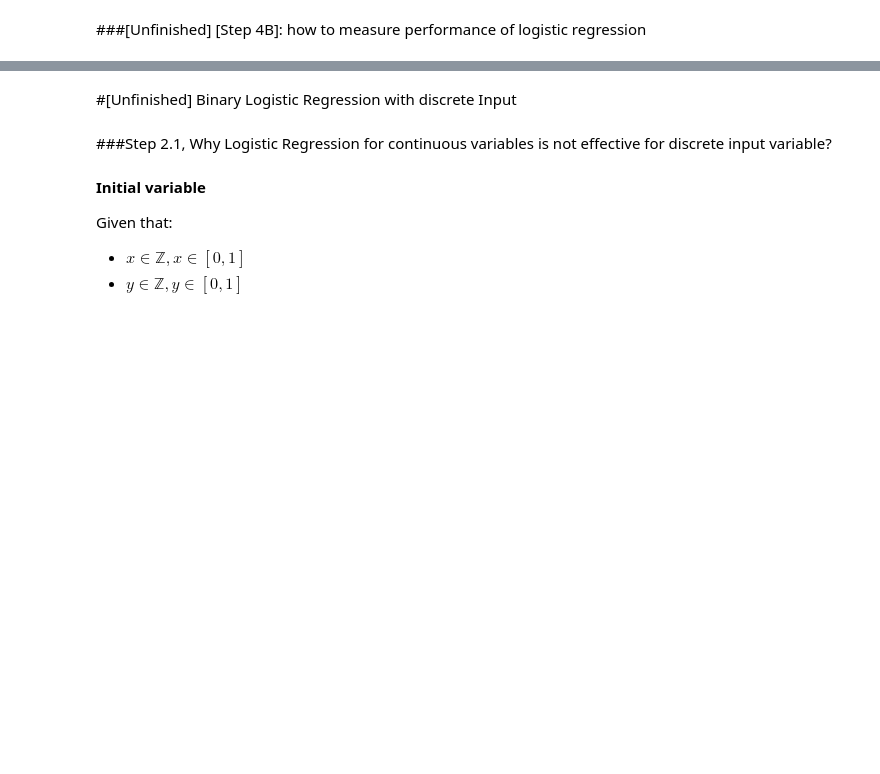
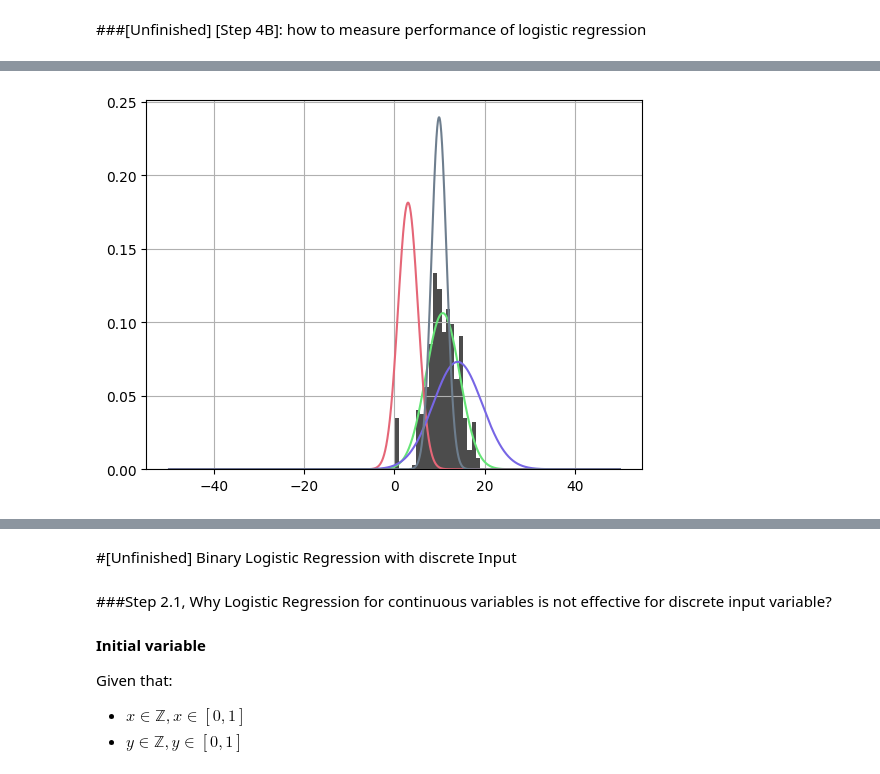
Before and after one commit to NihilisticMotif/Data-Science-Documentation, a Jupyter notebook: Data-Science-Documentation/ML_Algorithm/LogisticRegression.ipynb, the cells around one changed output, grey strips where cells are left out. Cells and saved outputs as stored; diff of their text form; code cells hidden in the pictures; blank space fills up the shorter version.

```diff
--- a/Data-Science-Documentation/ML_Algorithm/LogisticRegression.ipynb
+++ b/Data-Science-Documentation/ML_Algorithm/LogisticRegression.ipynb
@@ -844,0 +987,40 @@ print(LogisR_DiffEvaluation(TrX,TrY,skLGBi.coef_,skLGBi.intercept_))
+# %%
+def StandardDeviation(x):
+  ans=0
+  for i in x:
+    ans+=pow(i-x.mean(),2)
+  ans/=x.shape[0]
+  ans=math.sqrt(ans)
+  return ans
+
+def BellCurve(X1,P1,P2):
+  mean=P1
+  SD=P2
+  return (np.exp(-(1/2)*pow((X1-mean)/SD,2)))/(math.sqrt(np.pi*2)*SD)
+
+name=dfmain.columns[-2]
+fig, ax = plt.subplots()
+
+bins = 20
+n, bins, patches = ax.hist(
+  dfmain[name],        # This parameter are the sequence of data.
+  bins,            # This parameter is an optional parameter and it contains the integer
+  density = 1,     # This parameter is an optional parameter and it contains the boolean values.
+                   # density = counts / (sum(counts) * np.diff(bins))
+  color ='black',
+  alpha = 0.7
+  # reference: https://www.geeksforgeeks.org/matplotlib-axes-axes-hist-in-python/
+  )
+
+#plt.axvline(dfmain[name].mean(),color='blue')
+
+Xline=np.arange(-50,50,0.01)
+ax.plot(Xline,BellCurve(Xline,dfmain[name].mean(),StandardDeviation(dfmain[name])),color='#66E577')
+ax.plot(Xline,BellCurve(Xline,3,2.2),color='#E56677')
+ax.plot(Xline,BellCurve(Xline,14,5.46),color='#7766E5')
+ax.plot(Xline,BellCurve(Xline,9.88,1.6666),color='#6E7E8E')
+
+plt.grid()
+plt.show()
+# %% [output]
+[figure, added]
```
Also changed, not shown: parts of 35 cells of this notebook.
